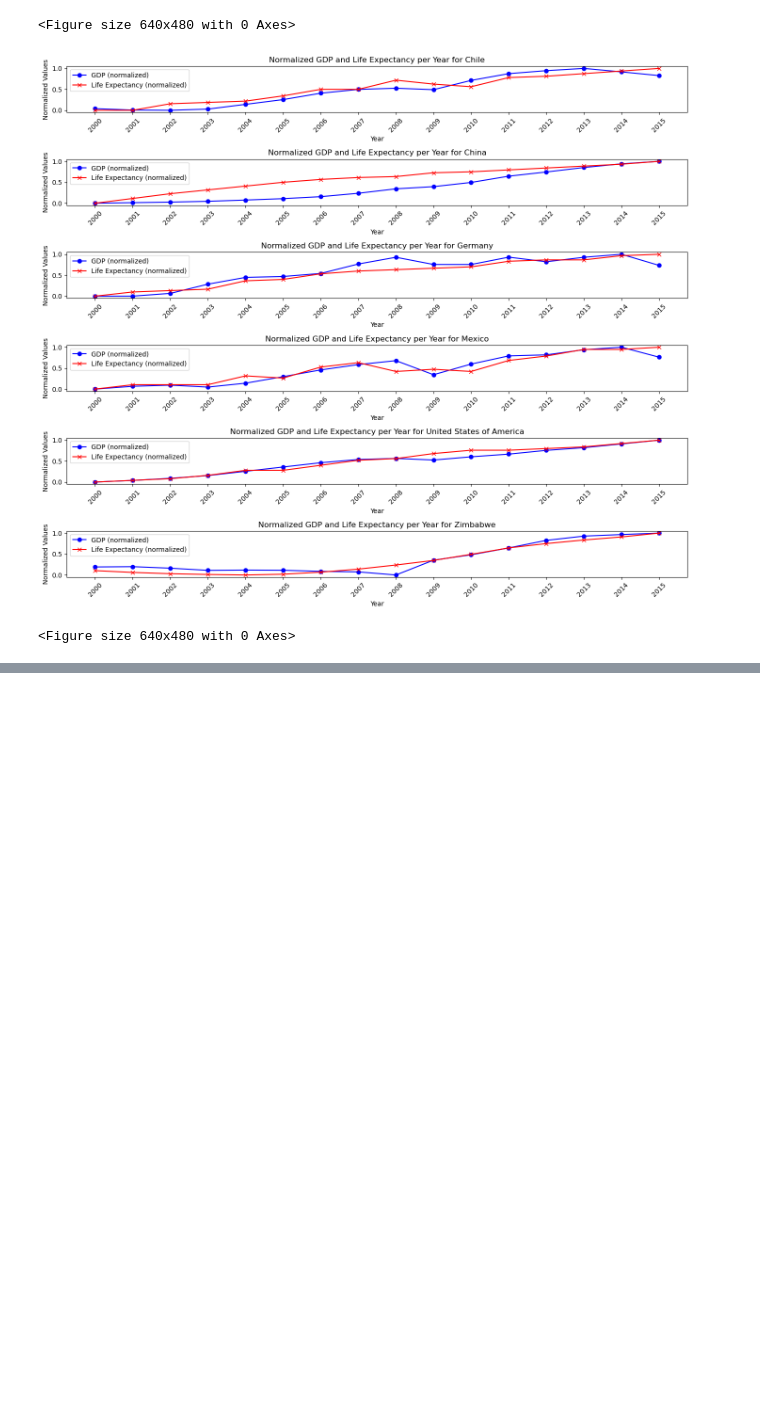
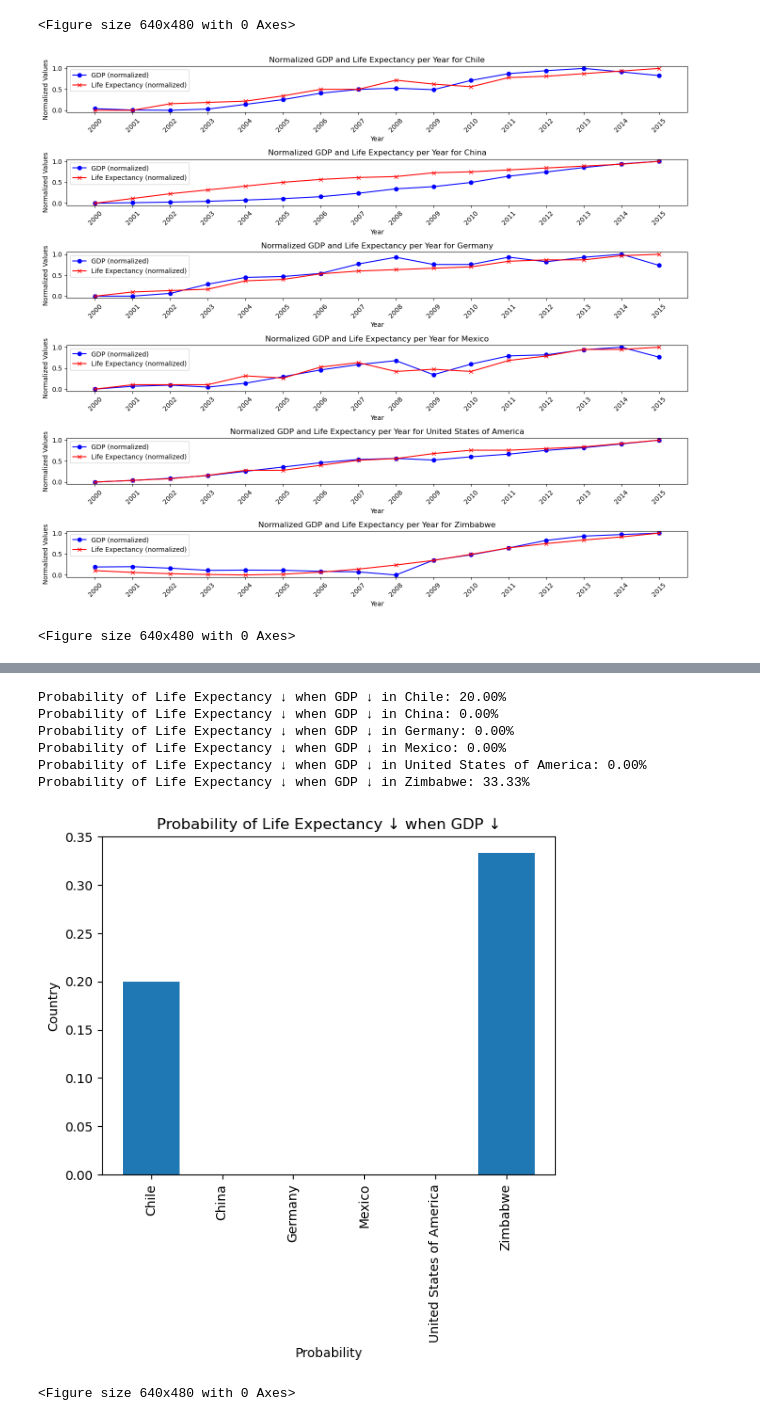
Before and after one commit to jhumayun/LifeExpectancyAndGDP, a Jupyter notebook: life_expectancy_gdp.ipynb, the cells around one changed output, grey strips where cells are left out. Drawn from its saved outputs; the diff is of its cells as text; code cells hidden in the pictures; blank space fills up the shorter version.

Commit message:
calculating probabilities and saving figures

```diff
--- a/life_expectancy_gdp.ipynb
+++ b/life_expectancy_gdp.ipynb
@@ -401,0 +429,49 @@ plot_normalized_gdp_and_life_exp_per_year()
+# %%
+def probability_life_exp_decrease(df, country):
+    # Filter data for the selected country
+    country_data = df[df['Country'] == country].sort_values(by='Year')
+
+    # Calculate GDP change and Life Expectancy change
+    country_data['GDP_Change'] = country_data['GDP'].diff()
+    country_data['Life_Exp_Change'] = country_data['Life_Exp'].diff()
+
+    # Count occurrences where GDP decreased
+    gdp_decrease_count = (country_data['GDP_Change'] < 0).sum()
+
+    # Count occurrences where both GDP and Life Expectancy decreased
+    both_decrease_count = ((country_data['GDP_Change'] < 0) & (country_data['Life_Exp_Change'] < 0)).sum()
+
+    # Calculate probability
+    if gdp_decrease_count == 0:
+        return 0  # No instances of GDP decrease
+
+    probability = both_decrease_count / gdp_decrease_count
+    return probability
+
+p_y = []
+c_x = []
+for c in data.Country.unique():
+    c_x.append(c)
+    prob = probability_life_exp_decrease(data, c)
+    p_y.append(prob)
+    print(f"Probability of Life Expectancy ↓ when GDP ↓ in {c}: {prob:.2%}")
+
+fig, ax = plt.subplots()
+ax.bar(c_x,p_y)
+ax.set_xlabel("Probability")
+ax.set_ylabel("Country")
+ax.set_title("Probability of Life Expectancy ↓ when GDP ↓")
+ax.set_xticklabels(c_x, rotation=90)
+
+# Show the plot
+plt.show()
+plt.clf()
+# %% [output]
+Probability of Life Expectancy ↓ when GDP ↓ in Chile: 20.00%
+Probability of Life Expectancy ↓ when GDP ↓ in China: 0.00%
+Probability of Life Expectancy ↓ when GDP ↓ in Germany: 0.00%
+Probability of Life Expectancy ↓ when GDP ↓ in Mexico: 0.00%
+Probability of Life Expectancy ↓ when GDP ↓ in United States of America: 0.00%
+Probability of Life Expectancy ↓ when GDP ↓ in Zimbabwe: 33.33%
+[figure, added]
+<Figure size 640x480 with 0 Axes>
```
Also changed, not shown: parts of 14 cells of this notebook, 5 other files.
